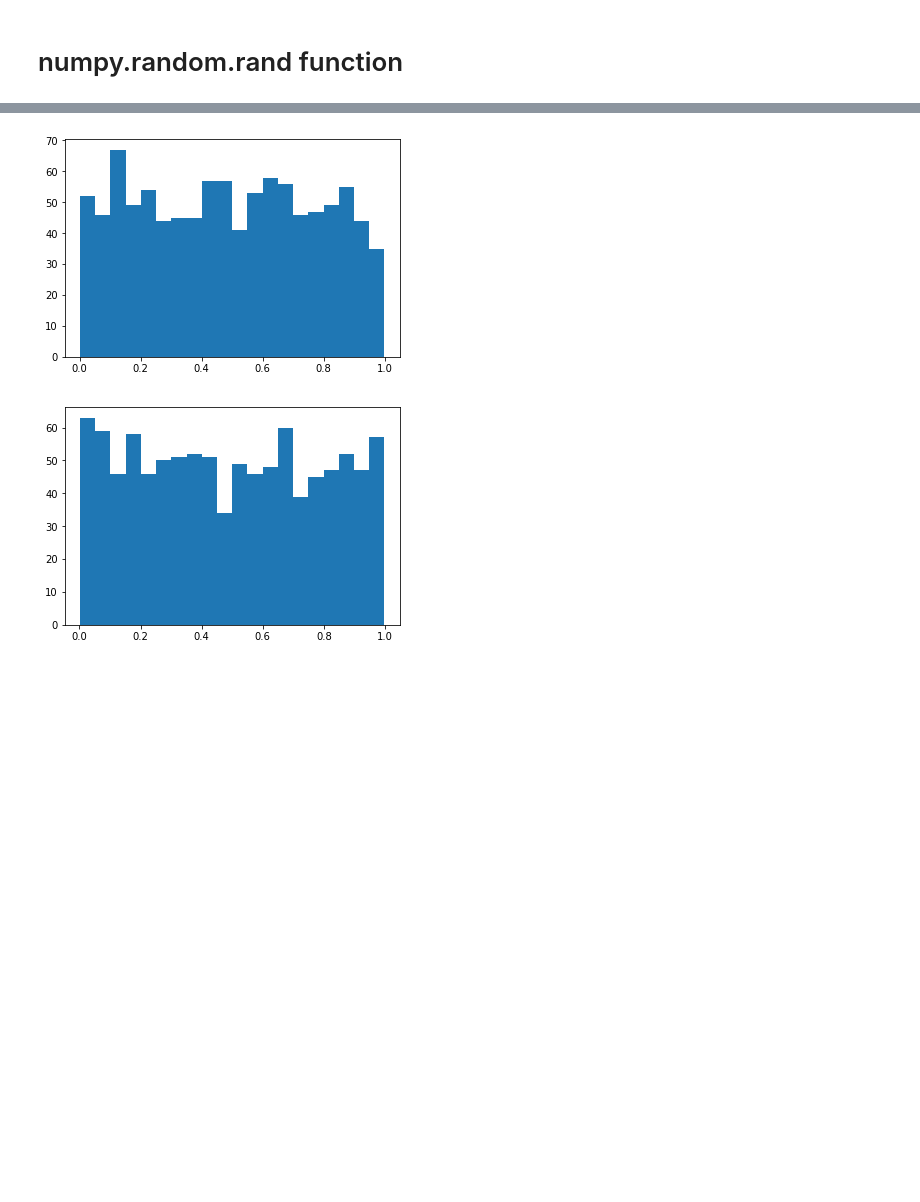
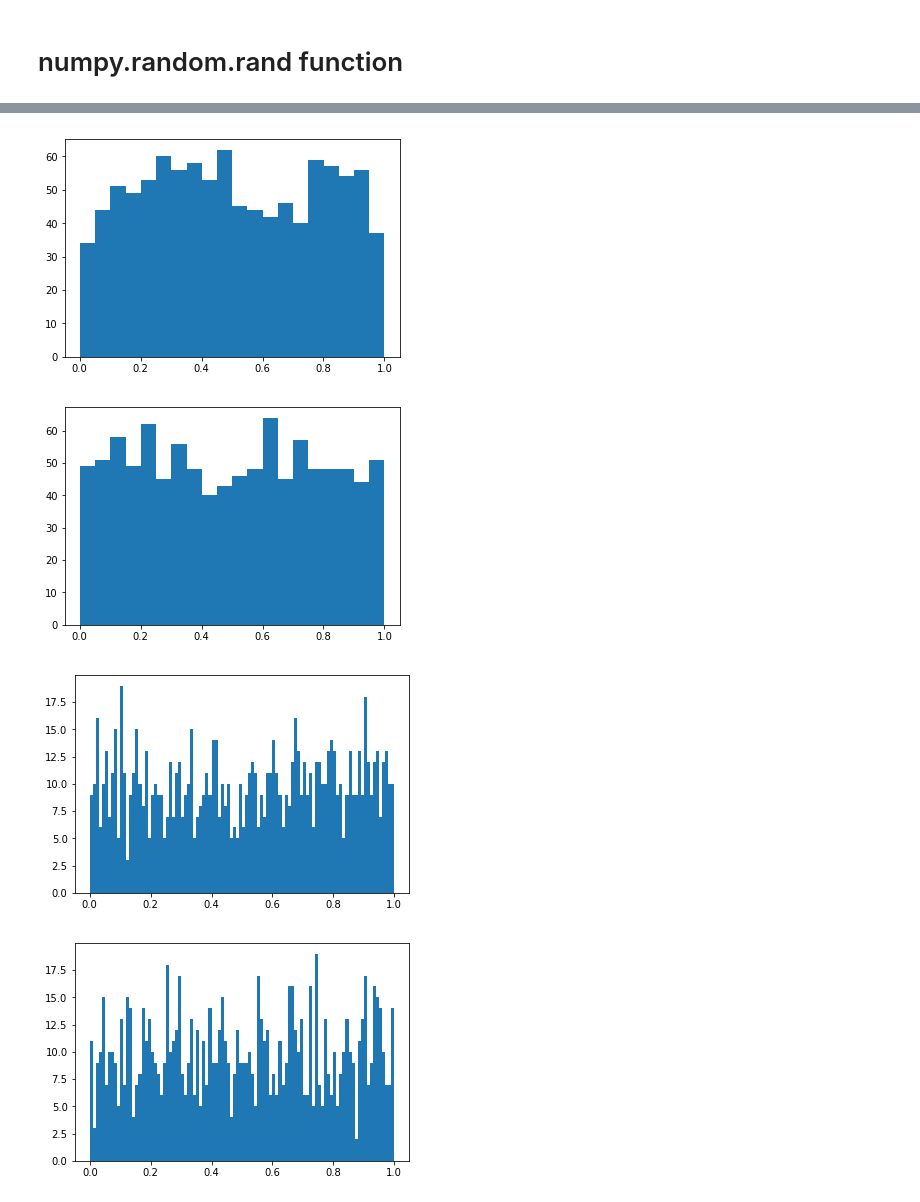
Before and after one commit to rossdavidhunter/Numpy-Random-Assignment, a Jupyter notebook: Numpy_Random.ipynb, the cells around one changed output, grey strips where cells are left out. Saved outputs shown, nothing was run; the diff lists cells and outputs as text; code cells hidden in the pictures; blank space fills up the shorter version.

```diff
--- a/Numpy_Random.ipynb
+++ b/Numpy_Random.ipynb
@@ -37,14 +37,25 @@ Fourth Array: [[0.70220062 0.48136556 0.0139605  0.52322764 0.69686116 0.4140423
 # %%
 # Show some histograms of data for some of arrays
 Hist_Array_1 = np.random.rand(1000)
 plt.hist(Hist_Array_1, bins=20)
 plt.show()
 Hist_Array_2 = np.random.rand(1000)
 plt.hist(Hist_Array_2, bins=20)
 plt.show()
+
+# change in bin number
+
+Hist_Array_1 = np.random.rand(1000)
+plt.hist(Hist_Array_1, bins=100)
+plt.show()
+Hist_Array_2 = np.random.rand(1000)
+plt.hist(Hist_Array_2, bins=100)
+plt.show()
 # %% [output]
-[figure, old version]
+[figure, new version]
-[figure, old version]
+[figure, new version]
+[figure, added]
+[figure, added]
 # %%
 # Build a data frame and some some stats through describe function
 
```
Also changed, not shown: parts of 13 cells of this notebook, 1 other file.
